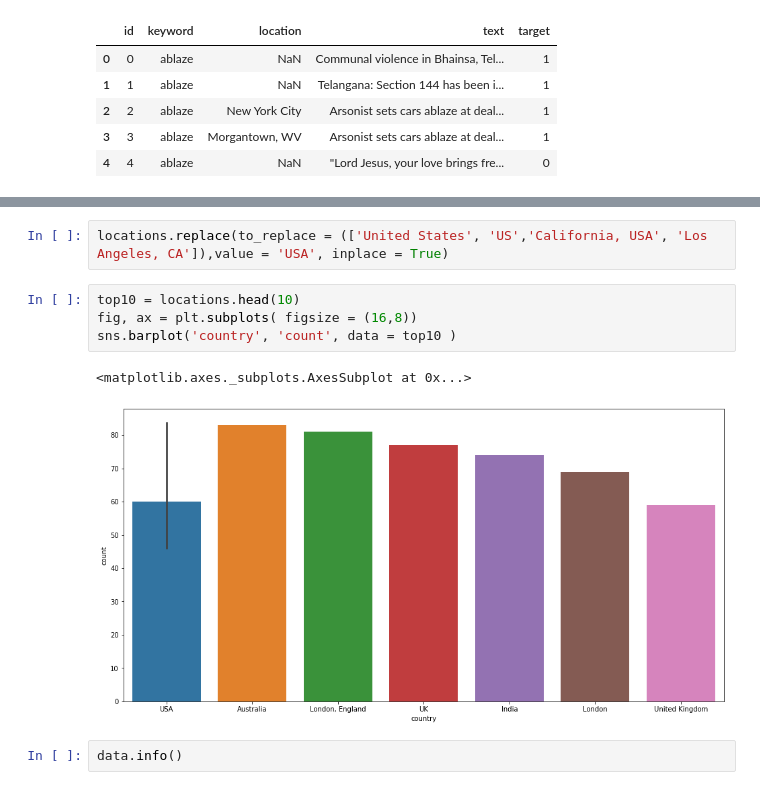
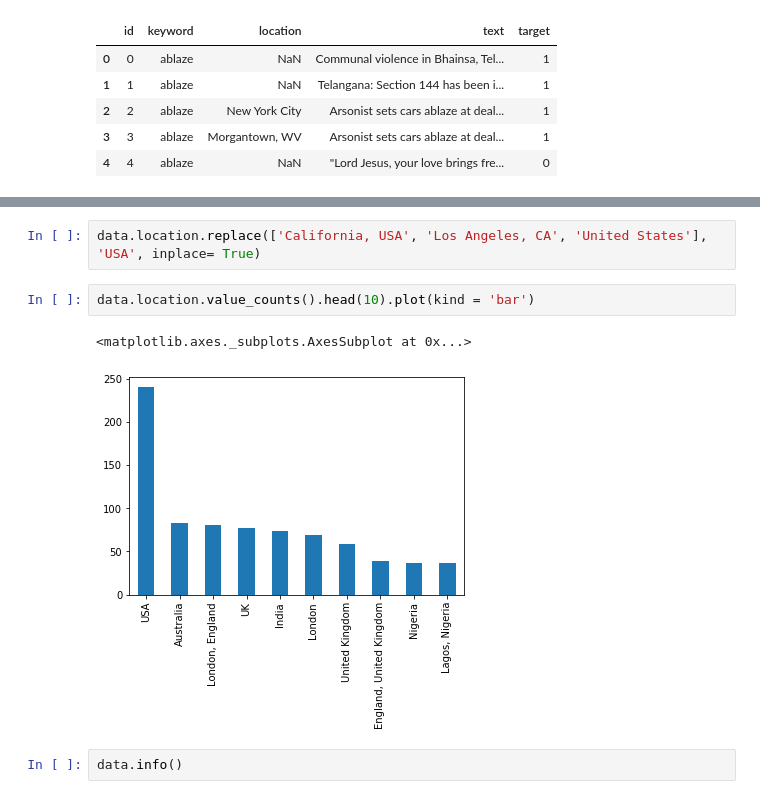
Before and after one commit to acoco10/disaster_tweets, a Jupyter notebook: modeling.ipynb, the cells around one changed output, grey strips where cells are left out. Drawn from its saved outputs; the diff is of its cells as text.

```diff
--- a/modeling.ipynb
+++ b/modeling.ipynb
@@ -63,12 +60,10 @@ sns.barplot('country', 'count', data = top10 )
 # %%
-locations.replace(to_replace = (['United States', 'US','California, USA', 'Los Angeles, CA']),value = 'USA', inplace = True)
+data.location.replace(['California, USA', 'Los Angeles, CA', 'United States'], 'USA', inplace= True)
-# %%
-top10 = locations.head(10)
-fig, ax = plt.subplots( figsize = (16,8))
-sns.barplot('country', 'count', data = top10 )
-# %% [output]
-<matplotlib.axes._subplots.AxesSubplot at 0x...>
-[figure, removed]
+# %%
+data.location.value_counts().head(10).plot(kind = 'bar')
+# %% [output]
+<matplotlib.axes._subplots.AxesSubplot at 0x...>
+[figure, added]
 # %%
 data.info()
 # %% [output]
```
Also changed, not shown: parts of 47 cells of this notebook.
